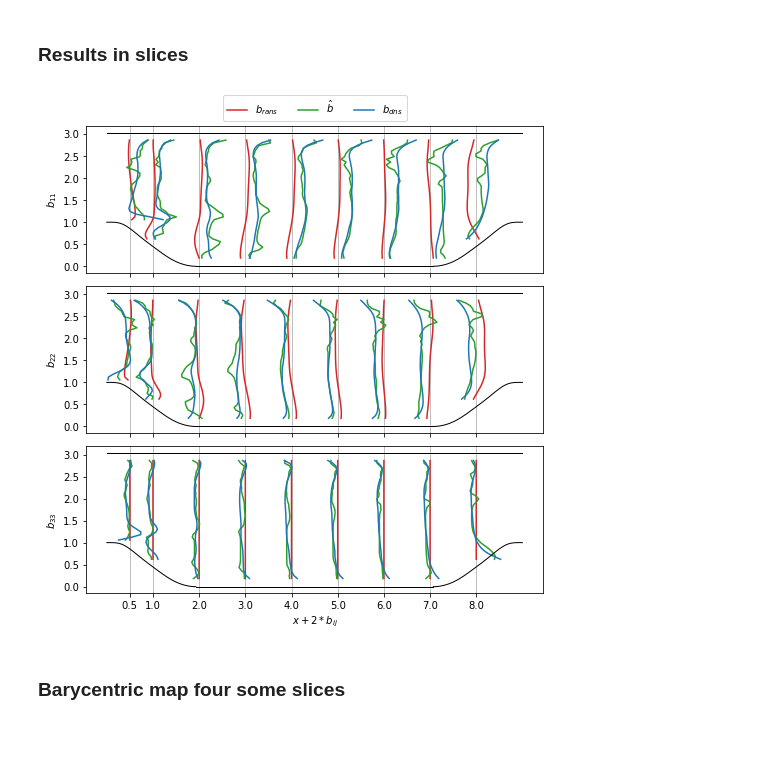
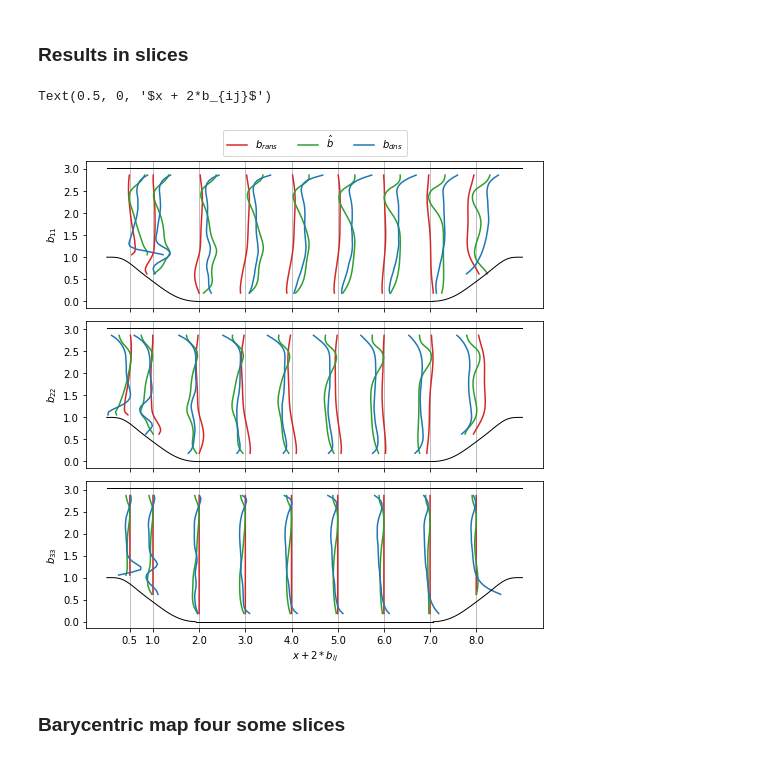
Before and after one commit to leonrccs/data_driven_rans, a Jupyter notebook: notebooks/compare_nn.ipynb, the cells around one changed output. Cells and saved outputs as stored; diff of their text form; code cells hidden in the pictures.

```diff
--- a/notebooks/compare_nn.ipynb
+++ b/notebooks/compare_nn.ipynb
@@ -70,6 +101,6 @@ ax[1].legend(model_names)
 # %%
 # load in flowcase for testing
-test_data_path =  '/home/leonriccius/Documents/Fluid_Data/test_data/periodic_hills/tensordata'
+test_data_path =  '/home/leonriccius/Documents/Fluid_Data/test_data/periodic_hills/unscaled_tensordata/'
 # on workstation: /home/leon/Master_Thesis/Fluid_Data ...
 cases = '2800'
 curr_case = os.sep.join([test_data_path, cases])
@@ -80,6 +111,12 @@ T_test = th.load(os.sep.join([curr_case,'T-torch.th'])).reshape(-1,10,9)
 b_dns_test = th.load(os.sep.join([curr_case,'b-torch.th']))
 b_rans_test = th.load(os.sep.join([curr_case,'b_rans-torch.th']))
 grid_test = th.load(os.sep.join([curr_case,'grid-torch.th']))
+# %%
+th.max(b_dns_test)
+index = th.isnan(b_dns_test[:,0,0])
+# print(b_dns_test[index])
+b_dns_test_cut = b_dns_test[index==False]
+grid_test_cut = grid_test[index==False]
 # %% [markdown]
 ### Barycentric Map
 # %%
@@ -113,7 +150,7 @@ for i, model in enumerate(models):
 
     # plot the dns data points
     barm_dns = bm.BarMap()
-    barm_dns.load_from_variable(b_dns_test.reshape(-1,3,3).detach().numpy(), grid_test)
+    barm_dns.load_from_variable(b_dns_test.reshape(-1,3,3).detach().numpy(), grid_test_cut)
     barm_dns.calculate_barycentric_coordinates()
     barm_dns.plot_data_points(ax[1], color=sns.color_palette()[0], markersize=markersize)
     barm_rans.plot_data_points(ax[1], color=sns.color_palette()[3], markersize=markersize)
@@ -276,7 +315,7 @@ b_pred, _ = model(inv_test, T_test)
 b_pred = b_pred.reshape(-1,3,3)
 
 # select components to plot
-components =  [[0,1], [1,2], [0,2]] # [[0,0], [1,1], [2,2]]
+components = [[0,0], [1,1], [2,2]] # [[0,1], [1,2], [0,2]] # [[0,0], [1,1], [2,2]]
 
 # set number of columns to plot
 nrows = len(components)
@@ -337,6 +376,6 @@ for i in range(3):
 
 # save figure
 fig_name = time() + '_phill_rans_nn_dns_common_colobar__off_diag.pdf'
-plt.savefig(os.sep.join([fig_path, fig_name]), format='pdf')
+# plt.savefig(os.sep.join([fig_path, fig_name]), format='pdf')
 # fig.suptitle(r'trained on ' + model_names[i], y=1.01, fontsize=14)
 # %% [output]
@@ -552,9 +591,7 @@ fig_name = time() + '_phill_variation_of_b_off_diagonal.pdf'
 # %%
 # set path to save figures
 # fig_path = '/home/leonriccius/Desktop'
-# fig_path = '/home/leonriccius/gkm/Masters_Thesis/Images/NN'
-fig_path = '/home/leonriccius/OneDrive/Dokumente/Uni/Masterthesis/midway_presentation/'
-
+fig_path = '/home/leonriccius/gkm/Masters_Thesis/Images/NN'
 
 # select x locations to plot
 x_data = [0.5, 1.0, 2.0, 3.0, 4.0, 5.0, 6.0, 7.0, 8.0]
@@ -580,35 +617,36 @@ for i, cmp in enumerate(components):
 
         # create mask and select points in the slice
         mask = np.where(np.absolute(grid_test[:,0] - x_val) < tol)
         grid_slice = grid_test[mask].detach().numpy()
         b_dns_slice = b_dns_test[mask].detach().numpy()
         b_rans_slice = b_rans_test[mask].detach().numpy()
         b_nn_slice = b_pred[mask].detach().numpy()
 
         # plot all bs for current slice
         axs[i].plot(2*b_rans_slice[:,cmp[0],cmp[1]] + val, grid_slice[:,1],
                    color=sns.color_palette()[3]) #, label = r'$b_{rans}')
         axs[i].plot(2*b_nn_slice[:,cmp[0],cmp[1]] + val, grid_slice[:,1],
                    color=sns.color_palette()[2]) #, label = r'$\hat b$')
         axs[i].plot(2*b_dns_slice[:,cmp[0],cmp[1]] + val, grid_slice[:,1],
                    color=sns.color_palette()[0]) #, label = r'$b_{dns}$')
         axs[i].set_ylabel(r'$b_{'+str(cmp[0]+1)+str(cmp[1]+1)+'}$')
 
     # plot lower and upper wall of hill and grid
     bm.plot_periodic_hills_boundaries(axs[i])
     axs[i].grid(axis='x')
 
 # plot legend
 axs[0].legend([r'$b_{rans}$', r'$\hat b$', r'$b_{dns}$'], bbox_to_anchor=(0.5, 1.00), loc='lower center', ncol=3)
 
 # plot xlabel
 axs[-1].set_xlabel(r'$x + 2*b_{ij}$')
 
 # save figure
 fig_name = time() + '_phill_b_on_slices.pdf'
-plt.savefig(os.sep.join([fig_path, fig_name]), format='pdf')
+# plt.savefig(os.sep.join([fig_path, fig_name]), format='pdf')
 # %% [output]
+Text(0.5, 0, '$x + 2*b_{ij}$')
-[figure, old version]
+[figure, new version]
 # %% [markdown]
 ### Barycentric map four some slices
 # %%
```
Also changed, not shown: parts of 14 cells of this notebook, 5 other files.
